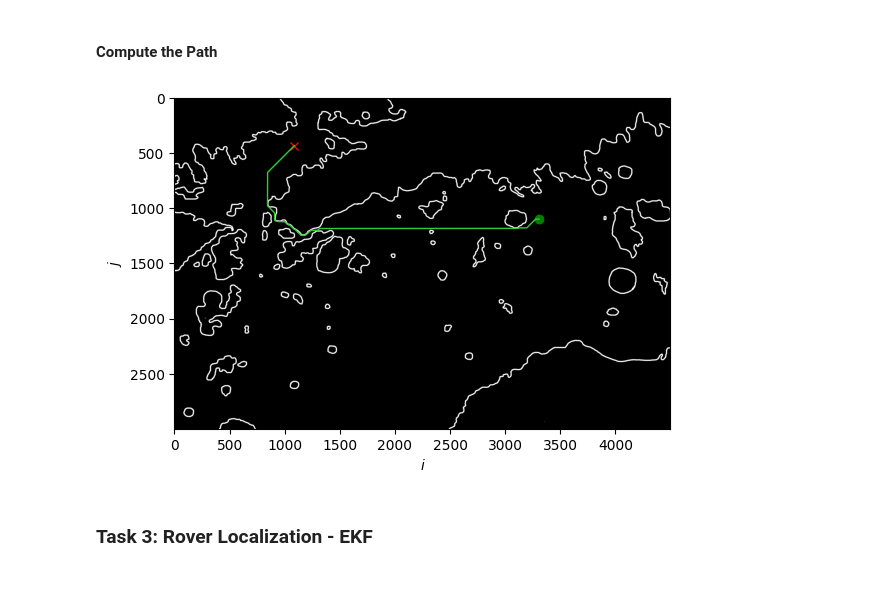
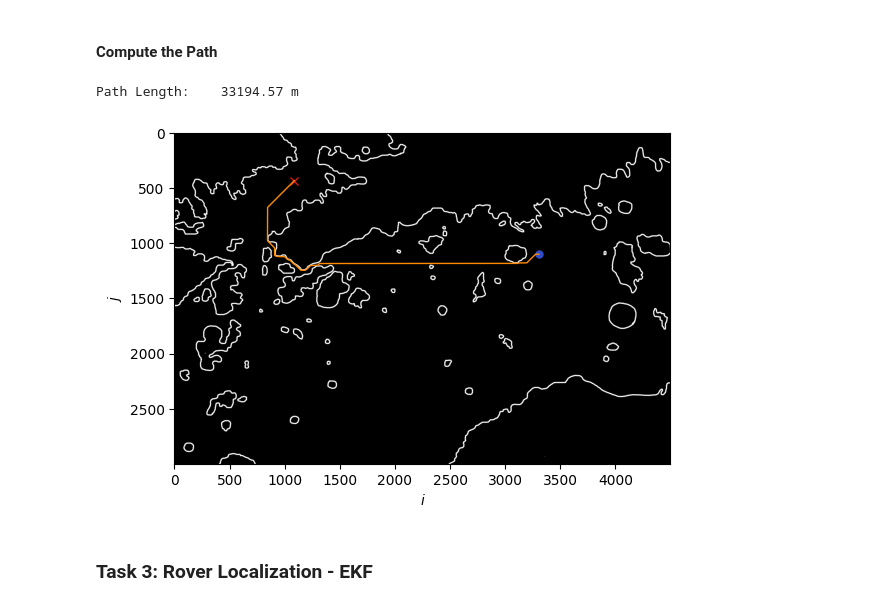
Before and after one commit to Leonardo-Russo/Autonomous-Driving-Rover, a Jupyter notebook: notebook.ipynb, the cells around one changed output. Drawn from its saved outputs; the diff is of its cells as text; code cells hidden in the pictures.

```diff
--- a/notebook.ipynb
+++ b/notebook.ipynb
@@ -319,36 +310,65 @@ def A_star(start, end, obstacle_map):
                 open_list.append(neighbor)
 
     return None  # No path found
+
+
+def compute_path_length(path):
+    total_length = 0
+    for i in range(1, len(path)):
+        # Calculate the difference between successive points
+        dx = abs(path[i][0] - path[i-1][0])
+        dy = abs(path[i][1] - path[i-1][1])
+
+        # Determine the type of move
+        if dx == 1 and dy == 1:
+            # Diagonal move
+            distance = np.sqrt(2)
+        elif dx == 1 or dy == 1:
+            # Horizontal or vertical move
+            distance = 1
+        else:
+            # Iincluded for completeness
+            distance = max(dx, dy)
+
+        total_length += distance
+    return total_length
 # %% [markdown]
 #### Compute the Path
 # %%
 # Define Path location
 path_filepath = os.path.join('Data', 'path.pkl')
 
 if os.path.exists(path_filepath):
     with open(path_filepath, 'rb') as file:         # load path variable from Data
         path = pickle.load(file)
 
 else:
     path = A_star(start, end, obstacleMap)          # find the path using A* algorithm
     path = np.array(path)                           # convert to numpy matrix
 
     with open('Data/path.pkl', 'wb') as file:       # save path variable to Data
         pickle.dump(path, file)
 
 
+# Calculate the path length
+path_length = compute_path_length(path)
+print("Path Length:\t{:.2f} m".format(path_length*mapRes))
+
+
 # Plot the Path
 plt.figure("Task 2 - Pathfinding")
 plt.imshow(obstacleMap, cmap='gray')
-plt.plot([start[1]], [start[0]], c='green', marker='o')
-plt.plot([end[1]], [end[0]], c='red', marker='x')
-plt.plot(path[:, 1], path[:, 0], c='limegreen', linestyle='-', linewidth=1)
+plt.plot(start[1], start[0], linestyle='none', marker='.', markersize=10, color='#304cc9', label='P1')
+plt.plot(end[1], end[0], linestyle='none', marker='x', markersize=6, color='#e01414', label='P2')
+plt.plot(path[:, 1], path[:, 0], c='#ff8903', linestyle='-', linewidth=1)
 plt.xlabel(r'$i$')
 plt.ylabel(r'$j$')
-plt.savefig('Images/Astar_path.jpg', format='jpg', dpi=300)
+plt.gca().set_aspect('equal', adjustable='box')
+plt.savefig('Images/Astar_path.jpg', format='jpg', dpi=figres)
 plt.show()
 # %% [output]
+Path Length:    33194.57 m
-[figure, old version]
+[figure, new version]
 # %% [markdown]
 ### Task 3: Rover Localization - EKF
 # %% [markdown]
```
Also changed, not shown: parts of 7 cells of this notebook, 14 other files.
